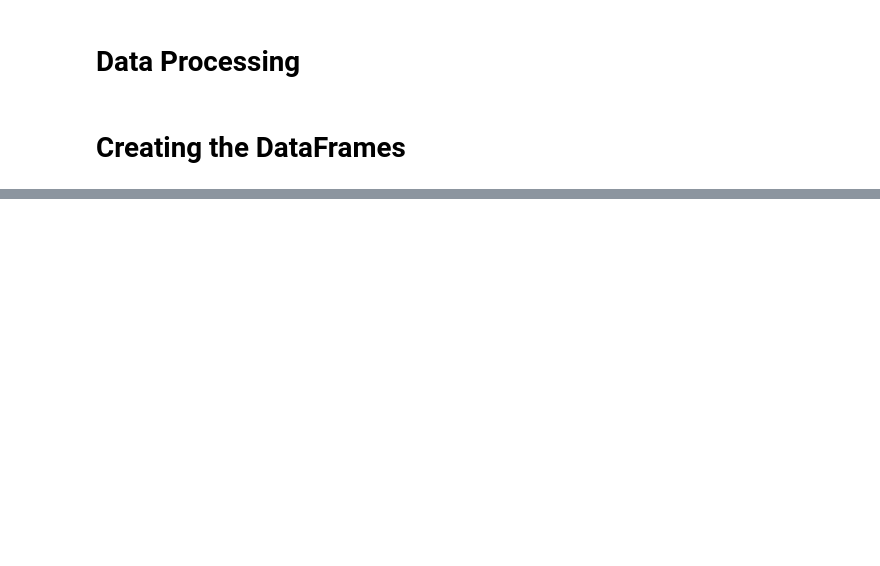
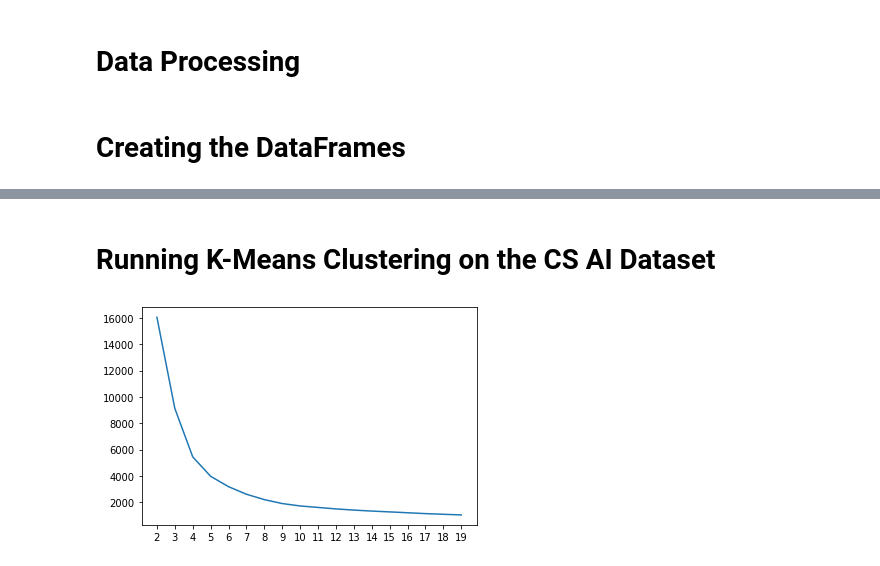
Before and after one commit to ShashiKiranMR/CS-7641-ML-Project, a Jupyter notebook: main_script.ipynb, the cells around one changed output, grey strips where cells are left out. Cells and saved outputs as stored; diff of their text form; code cells hidden in the pictures; blank space fills up the shorter version.

```diff
--- a/main_script.ipynb
+++ b/main_script.ipynb
@@ -108,0 +61,29 @@ acl_review_train_df
+# %%
+def create_dataframe(json_data, json_reviews, dataset_name=''):
+  modified_arr = []
+  for id in json_data.keys():
+    fields = {'id': id}
+    # fields of metadata are 'source', 'title', 'authors', 'emails', 'sections', 'references', 'referenceMentions', 'year', 'abstractText', 'creator'
+    # fields of review_data are 'reviews', 'abstract', 'histories', 'id', 'title'
+    metadata = json_data[id]['metadata']
+    review_data = json_reviews[id]
+    fields['titleLen'] = len(review_data['title'])
+    authors = []
+    if 'authors' in review_data.keys() and len(review_data['authors']) > 0:
+      authors = review_data['authors']
+    elif 'authors' in metadata.keys() and len(metadata['authors']) > 0:
+      authors = metadata['authors']
+    fields['numAuthors'] = len(authors)
+    fields['numReferences'] = len(metadata['references'])
+    fields['numCitedReferences'] = len(metadata['referenceMentions'])
+    fields['numRecentReferences'] = len([reference for reference in metadata['references'] if reference['year'] == metadata['year']])
+    fields['avgCitedRefLength'] = 0 if len(metadata['referenceMentions']) == 0 else np.mean([len(citedReference['context']) for citedReference in metadata['referenceMentions']])
+    # to add a field to the dataframe, simply add an entry to the fields dictionary in this for loop. All data can be found in metadata and review_data, whose respective fields
+    # for the acl dataset are listed above. When using a new field, ensure it works across all . If you need to access a field specific to a particular dataset, use the
+    # dataset_name parameter, which will be supplied accordingly.
+    modified_arr.append(fields)
+  return pd.DataFrame(modified_arr)
+
+# eventually, we will create a dataframe for every dataset
+testing_df = create_dataframe(cs_ai_data[-2], cs_ai_data[-1])
+testing_df
@@ -108,0 +104,20 @@ acl_review_train_df
+# %% [markdown]
+# Running K-Means Clustering on the CS AI Dataset
+# %%
+import itertools
+
+numpy_arr = testing_df.values[:, 1:]
+k_values = list(range(2, 20))
+losses = []
+saved = None
+for k in k_values:
+  km = KMeans(n_clusters = k)
+  km.fit(numpy_arr)
+  if k == 4:
+    saved = km
+  distances = km.fit_transform(numpy_arr)
+  losses.append(np.mean(np.min(distances, axis=1)**2))
+plt.plot([str(d) for d in k_values], losses)
+plt.show()
+# %% [output]
+[figure, added]
```
Also changed, not shown: parts of 7 cells of this notebook.
